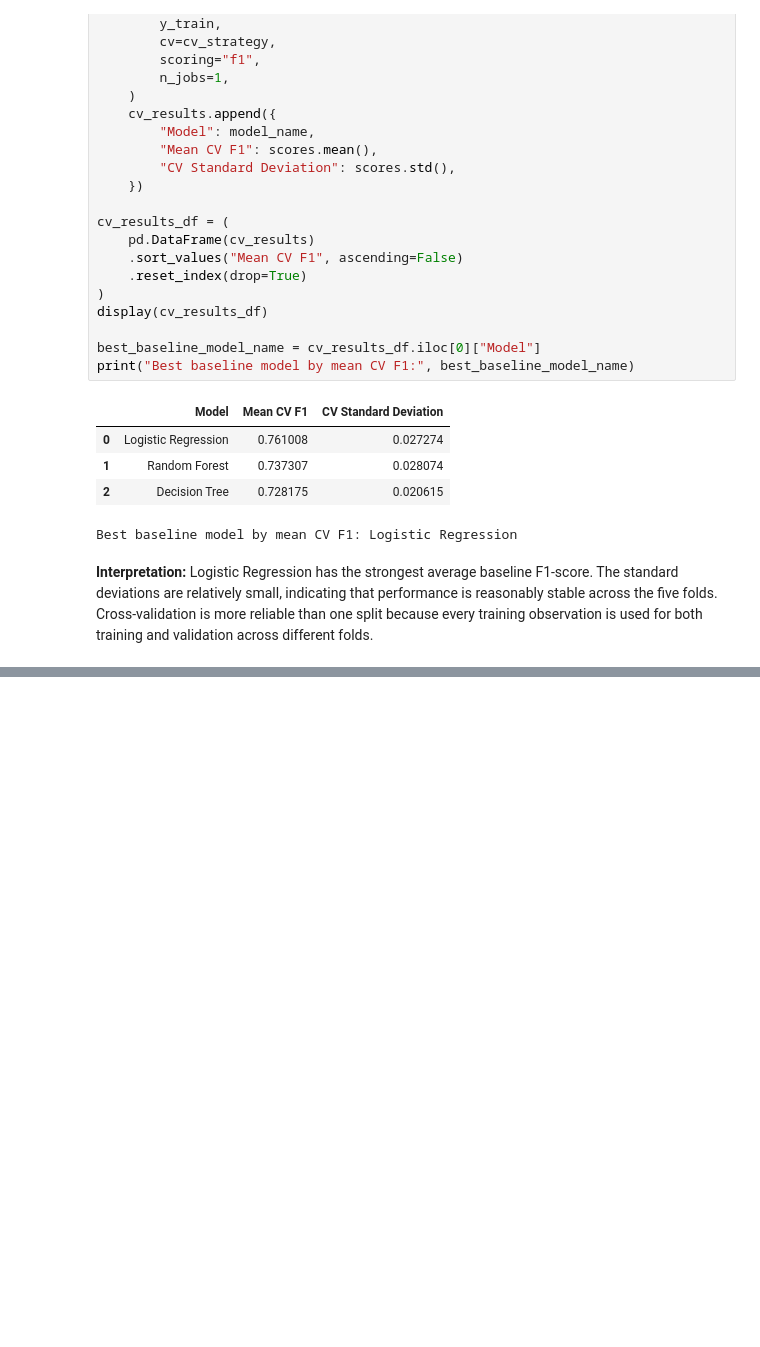
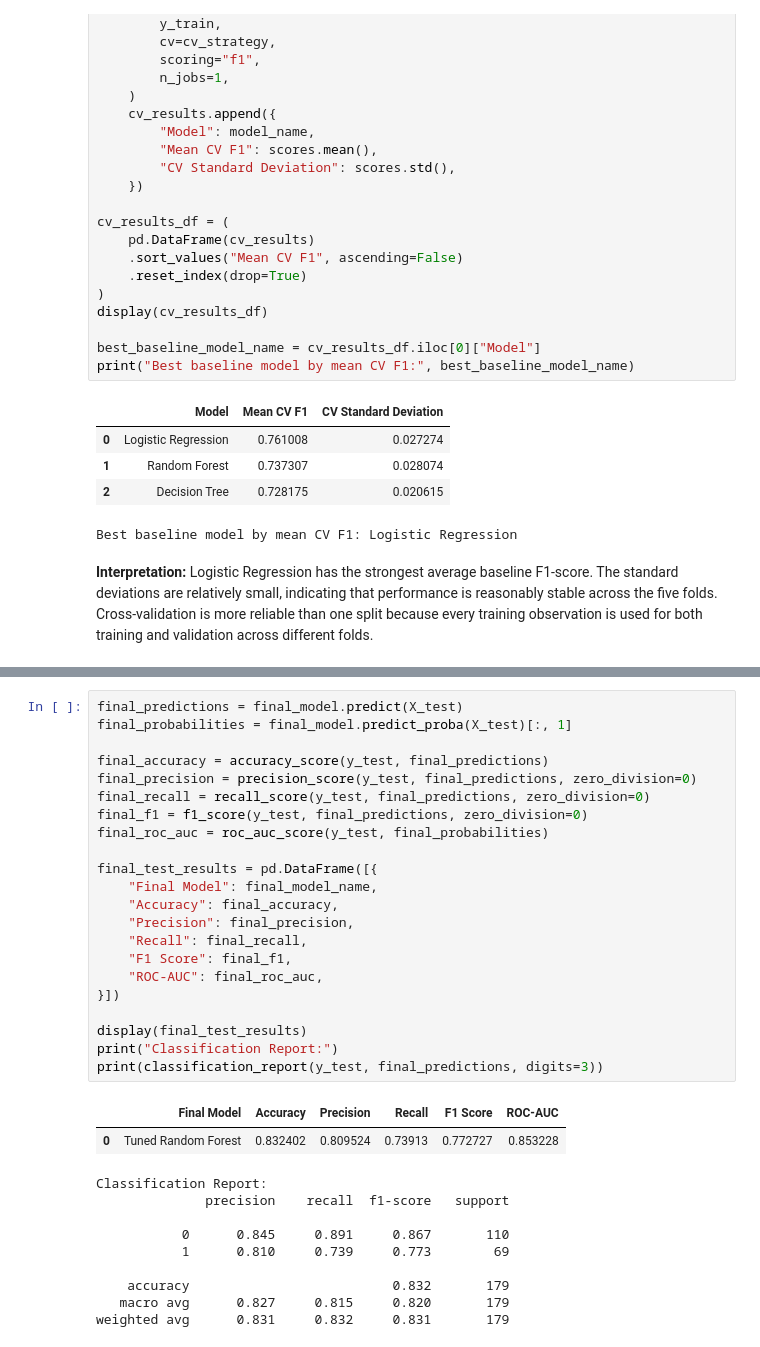
Before and after one commit to Layanmousa/Titanic---ML, a Jupyter notebook: Titanic_Project_.ipynb, the cells around one changed output, grey strips where cells are left out. Cells and saved outputs as stored; diff of their text form; blank space fills up the shorter version.

```diff
--- a/Titanic_Project.ipynb
+++ b/Titanic_Project_.ipynb
@@ -803,0 +589,34 @@ Possible extensions include threshold tuning, probability calibration, fairness
+# %%
+final_predictions = final_model.predict(X_test)
+final_probabilities = final_model.predict_proba(X_test)[:, 1]
+
+final_accuracy = accuracy_score(y_test, final_predictions)
+final_precision = precision_score(y_test, final_predictions, zero_division=0)
+final_recall = recall_score(y_test, final_predictions, zero_division=0)
+final_f1 = f1_score(y_test, final_predictions, zero_division=0)
+final_roc_auc = roc_auc_score(y_test, final_probabilities)
+
+final_test_results = pd.DataFrame([{
+    "Final Model": final_model_name,
+    "Accuracy": final_accuracy,
+    "Precision": final_precision,
+    "Recall": final_recall,
+    "F1 Score": final_f1,
+    "ROC-AUC": final_roc_auc,
+}])
+
+display(final_test_results)
+print("Classification Report:")
+print(classification_report(y_test, final_predictions, digits=3))
+# %% [output]
+|  | Final Model | Accuracy | Precision | Recall | F1 Score | ROC-AUC |
+| 0 | Tuned Random Forest | 0.832402 | 0.809524 | 0.73913 | 0.772727 | 0.853228 |
+Classification Report:
+              precision    recall  f1-score   support
+
+           0      0.845     0.891     0.867       110
+           1      0.810     0.739     0.773        69
+
+    accuracy                          0.832       179
+   macro avg      0.827     0.815     0.820       179
+weighted avg      0.831     0.832     0.831       179
```
Also changed, not shown: parts of 54 cells of this notebook, 1 other file.
